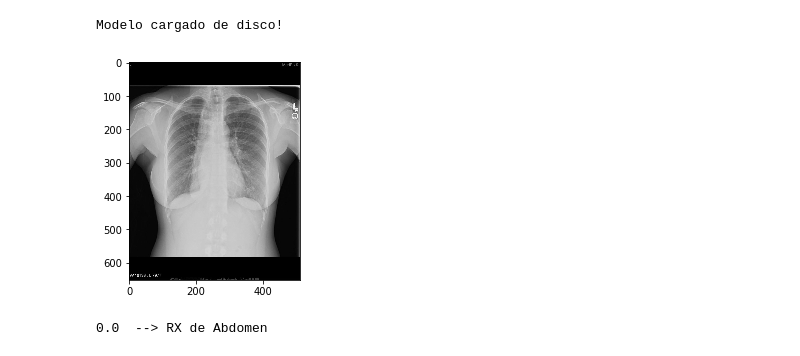
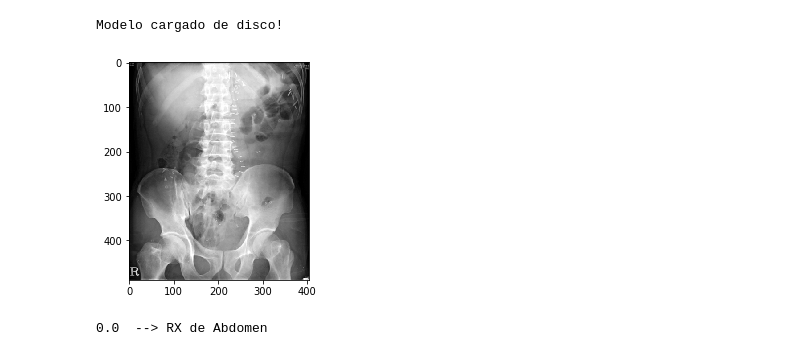
Before and after one commit to FraGoTe/redes-neuronales, a Jupyter notebook: TransferLearningInceptionOwnClasifier.ipynb, the cells around one changed output. Saved outputs shown, nothing was run; the diff lists cells and outputs as text; code cells hidden in the pictures.

```diff
--- a/TransferLearningInceptionOwnClasifier.ipynb
+++ b/TransferLearningInceptionOwnClasifier.ipynb
@@ -366,24 +368,24 @@ Modelo cargado de disco!
 # %%
 # Testing con una imagen
 from keras.preprocessing import image
 import matplotlib.pyplot as plt
 
-test_image_path = 'dataset/samples/img2.png'
+test_image_path = 'dataset/samples/img1.png'
 test_image = image.load_img(test_image_path)
 plt.imshow(test_image)
 plt.show()
 
 test_image = image.load_img(test_image_path,target_size = (img_width, img_height))
 test_image = image.img_to_array(test_image)
 test_image = np.expand_dims(test_image, axis = 0)
 
 
 result = loaded_model.predict(test_image)
 
 if result[0][0] == 1:
     print(result[0][0], ' --> RX de Tórax')
 else:
     print(result[0][0], ' --> RX de Abdomen')
 # %% [output]
-[figure, old version]
+[figure, new version]
 0.0  --> RX de Abdomen
```
Also changed, not shown: parts of 4 cells of this notebook.
